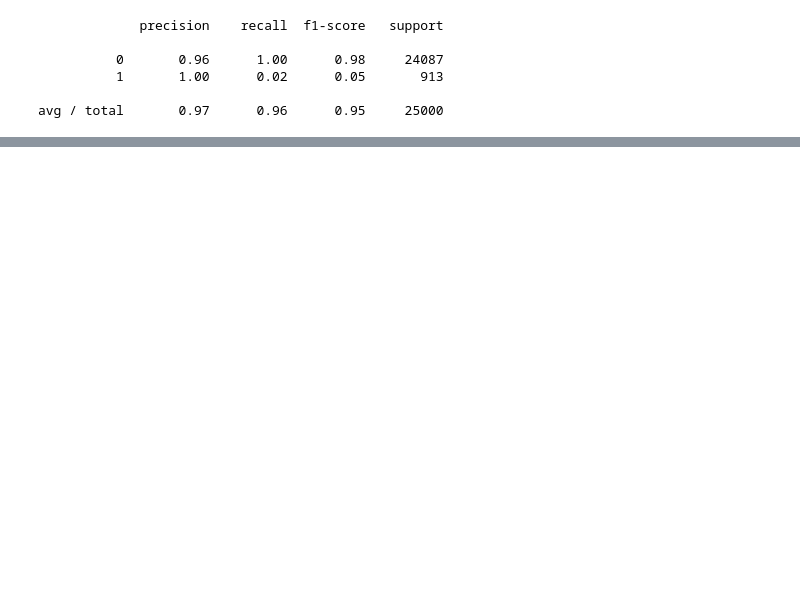
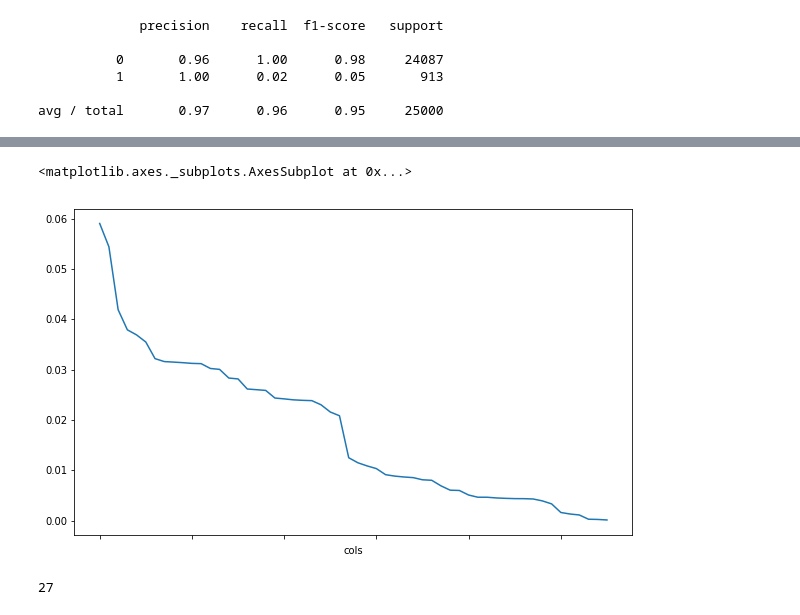
Before and after one commit to nidabp/MachineLearning, a Jupyter notebook: QuarticTest.ipynb, the cells around one changed output, grey strips where cells are left out. Drawn from its saved outputs; the diff is of its cells as text; code cells hidden in the pictures; blank space fills up the shorter version.

```diff
--- a/QuarticTest.ipynb
+++ b/QuarticTest.ipynb
@@ -306,6 +306,16 @@ def PredictTestSet(X_test, ids, predicted_model):
     predmat = np.column_stack((ids,y))
 
     return predmat
+
+def GetImportances(predictedmodel,df) :
+    importances = predictedmodel.feature_importances_
+    indices = np.argsort(importances)[::-1]
+    df_imp = pd.DataFrame(columns=['cols','imp'])
+    j = 0
+    for f in range(df.shape[1]):
+        df_imp.loc[j] = [df.columns[indices[f]],importances[indices[f]]]
+        j = j + 1
+    return df_imp
 # %%
 # pca = GetPCA(X_train,0.95)
 # X_train = pca.transform(X_train)
@@ -333,0 +350,2 @@ df_print.to_csv("C:\\Users\\Admin\\Downloads\\QuarticPred.csv",index=False)
+# %%
+df_imp = GetImportances(predictedmodel,df); df_imp[:10]
@@ -333,0 +364,9 @@ df_print.to_csv("C:\\Users\\Admin\\Downloads\\QuarticPred.csv",index=False)
+# %%
+df_imp.plot('cols','imp',figsize=(10,6),legend=False)
+# %% [output]
+<matplotlib.axes._subplots.AxesSubplot at 0x...>
+[figure, added]
+# %%
+to_keep = df_imp[df_imp.imp > 0.02].cols;len(to_keep)
+# %% [output]
+27
```
Also changed, not shown: parts of 8 cells of this notebook, 1 other file.
